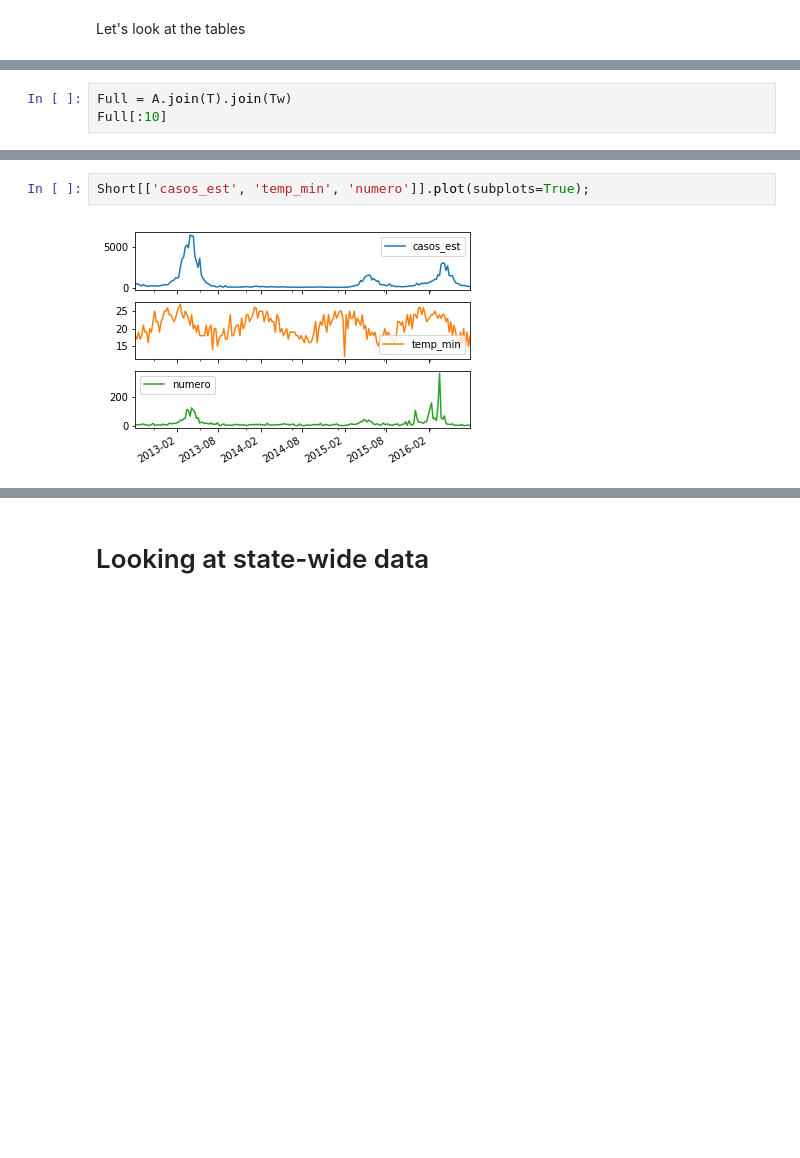
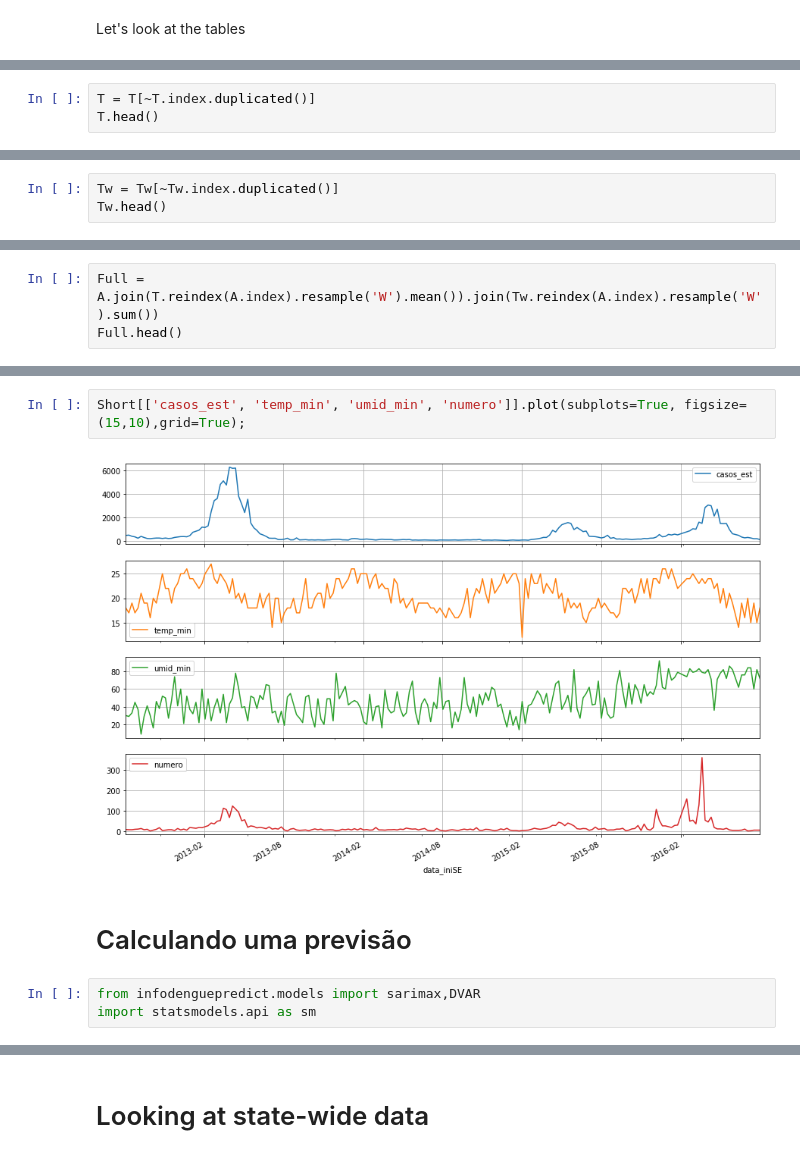
Before and after one commit to AlertaDengue/InfoDenguePredict, a Jupyter notebook: Notebooks/Data Exploration.ipynb, the cells around one changed output, grey strips where cells are left out. Saved outputs shown, nothing was run; the diff lists cells and outputs as text; blank space fills up the shorter version.

```diff
--- a/Notebooks/Data Exploration.ipynb
+++ b/Notebooks/Data Exploration.ipynb
@@ -70,0 +36,3 @@ Tw[:10]
+# %%
+T = T[~T.index.duplicated()]
+T.head()
@@ -70,0 +47,3 @@ Tw[:10]
+# %%
+Tw = Tw[~Tw.index.duplicated()]
+Tw.head()
@@ -73,5 +70,5 @@ Let's try to join the tables by date.
 # %%
-Full = A.join(T).join(Tw)
-Full[:10]
+Full = A.join(T.reindex(A.index).resample('W').mean()).join(Tw.reindex(A.index).resample('W').sum())
+Full.head()
 # %% [output]
 |  | SE | casos_est | casos_est_min | casos_est_max | casos | municipio_geocodigo | p_rt1 | p_inc100k | ... |
@@ -105,4 +94,9 @@ Short[:10]
 # %%
-Short[['casos_est', 'temp_min', 'numero']].plot(subplots=True);
+Short[['casos_est', 'temp_min', 'umid_min', 'numero']].plot(subplots=True, figsize=(15,10),grid=True);
 # %% [output]
-[figure, old version]
+[figure, new version]
+# %% [markdown]
+# Calculando uma previsão
+# %%
+from infodenguepredict.models import sarimax,DVAR
+import statsmodels.api as sm
```
Also changed, not shown: parts of 15 cells of this notebook, 6 other files.
